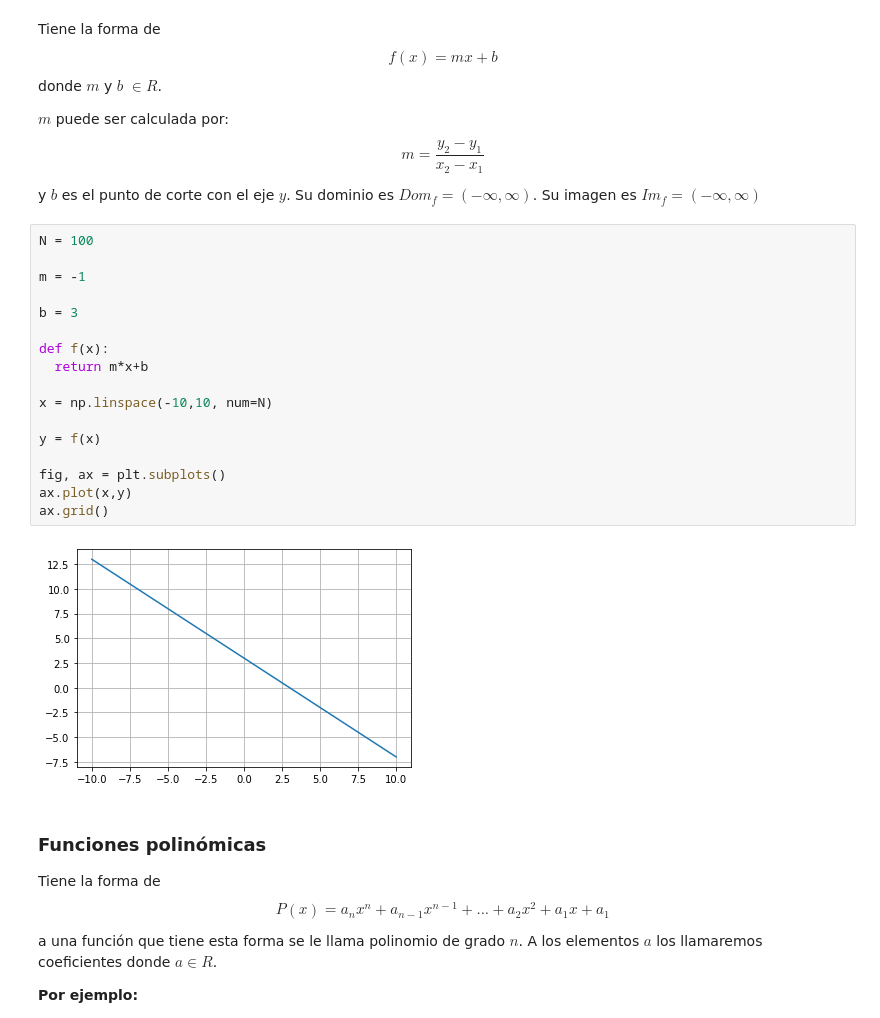
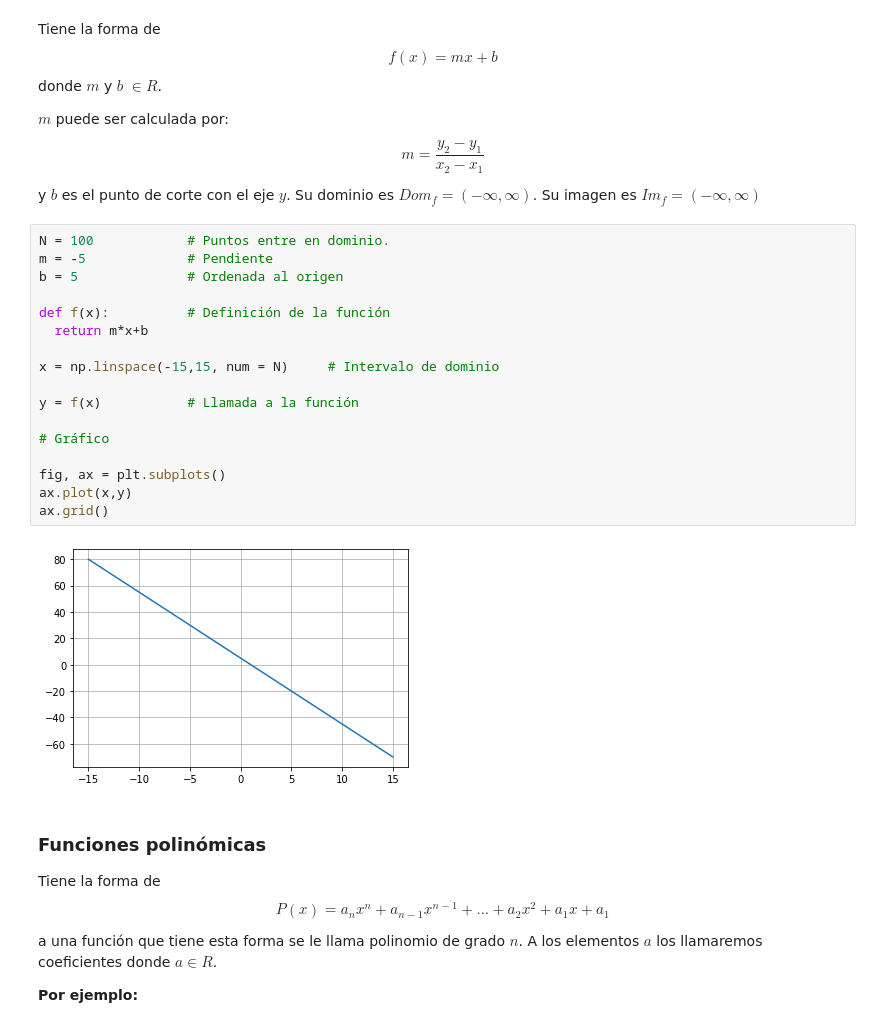
Before and after one commit to OmarPhysics/Courses_of_Platzi, a Jupyter notebook: Notebooks/Functions.ipynb, the cells around one changed output. Cells and saved outputs as stored; diff of their text form.

```diff
--- a/Notebooks/Functions.ipynb
+++ b/Notebooks/Functions.ipynb
@@ -16,24 +16,24 @@ $m$ puede ser calculada por: $$m=\frac{y_{2}-y_{1}}{x_{2}-x_{1}}$$
 
 y $b$ es el punto de corte con el eje $y$. Su dominio es $Dom_{f} = (-\infty, \infty)$. Su imagen es $Im_{f} = (-\infty, \infty)$
 # %%
-N = 100
+N = 100            # Puntos entre en dominio.
+m = -5             # Pendiente
+b = 5              # Ordenada al origen
 
-m = -1
-
-b = 3
-
-def f(x):
+def f(x):          # Definición de la función
   return m*x+b
 
-x = np.linspace(-10,10, num=N)
+x = np.linspace(-15,15, num = N)     # Intervalo de dominio
 
-y = f(x)
+y = f(x)           # Llamada a la función
+
+# Gráfico
 
 fig, ax = plt.subplots()
 ax.plot(x,y)
 ax.grid()
 # %% [output]
-[figure, old version]
+[figure, new version]
 # %% [markdown]
 ### Funciones polinómicas
 
```
